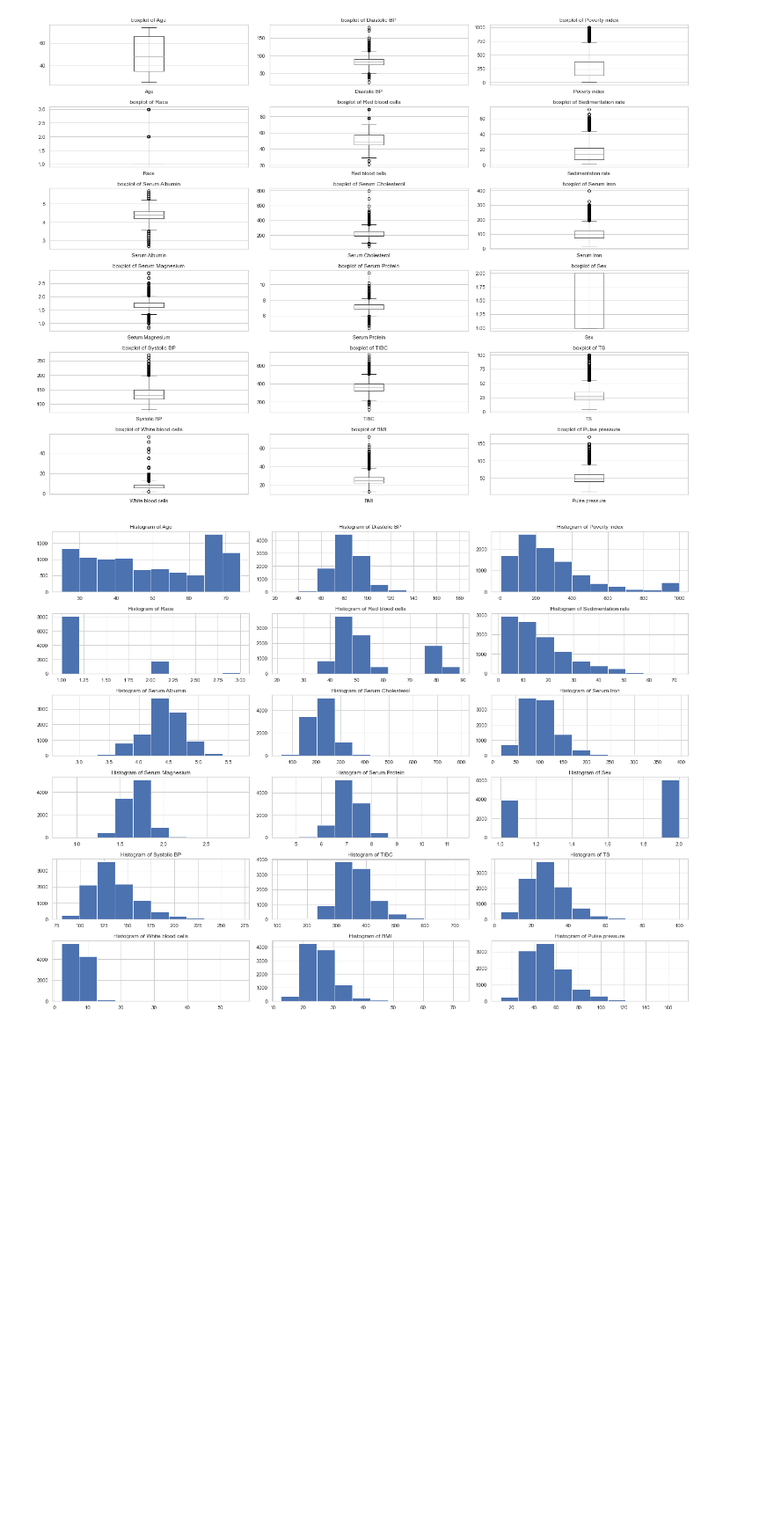
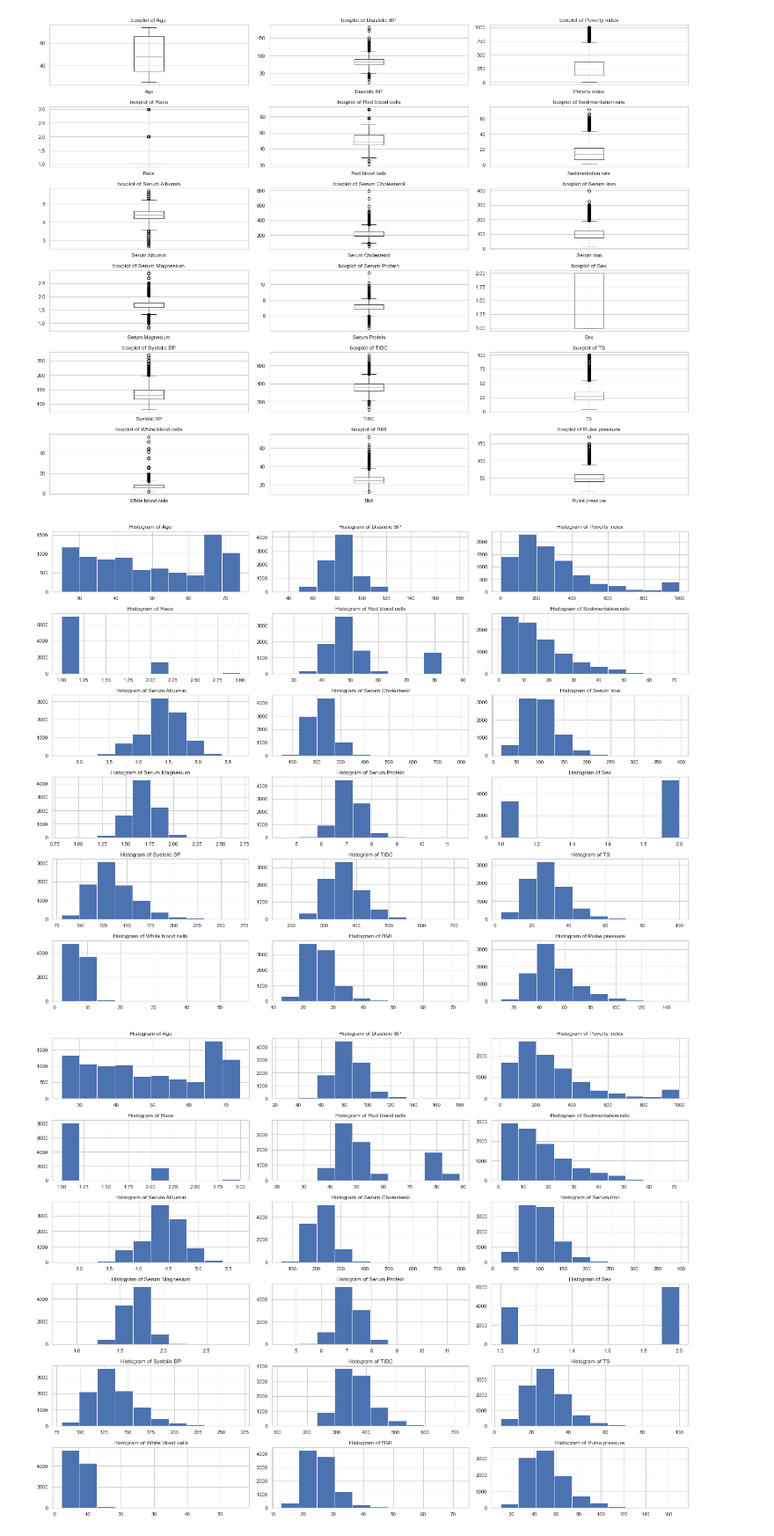
Before and after one commit to raychen2019/Mortality, a Jupyter notebook: eda-combined.ipynb, the cells around one changed output. Shown at 88% size. Drawn from its saved outputs; the diff is of its cells as text; code cells hidden in the pictures; blank space fills up the shorter version.

Commit message:
updated dropped graphs

```diff
--- a/eda-combined.ipynb
+++ b/eda-combined.ipynb
@@ -422,4 +422,19 @@ plt.clf()
 plt.close()
 # %% [output]
 [figure]
+# %%
+#Histograms for dropped predictors
+
+fig, axes = plt.subplots(6, 3, figsize = (20, 15))
+for i, col in enumerate(X_data_imputed.columns):
+    a = X_data_dropped.hist(col, ax = axes.flatten()[i])
+    axes[i//3, i % 3].set_label(col)
+    axes[i//3, i % 3].set_title("Histogram of " + col)
+plt.tight_layout()
+
+plt.show()
+plt.clf()
+plt.close()
+# %% [output]
+[figure, added]
 # %%
```
Also changed, not shown: parts of 3 cells of this notebook.
